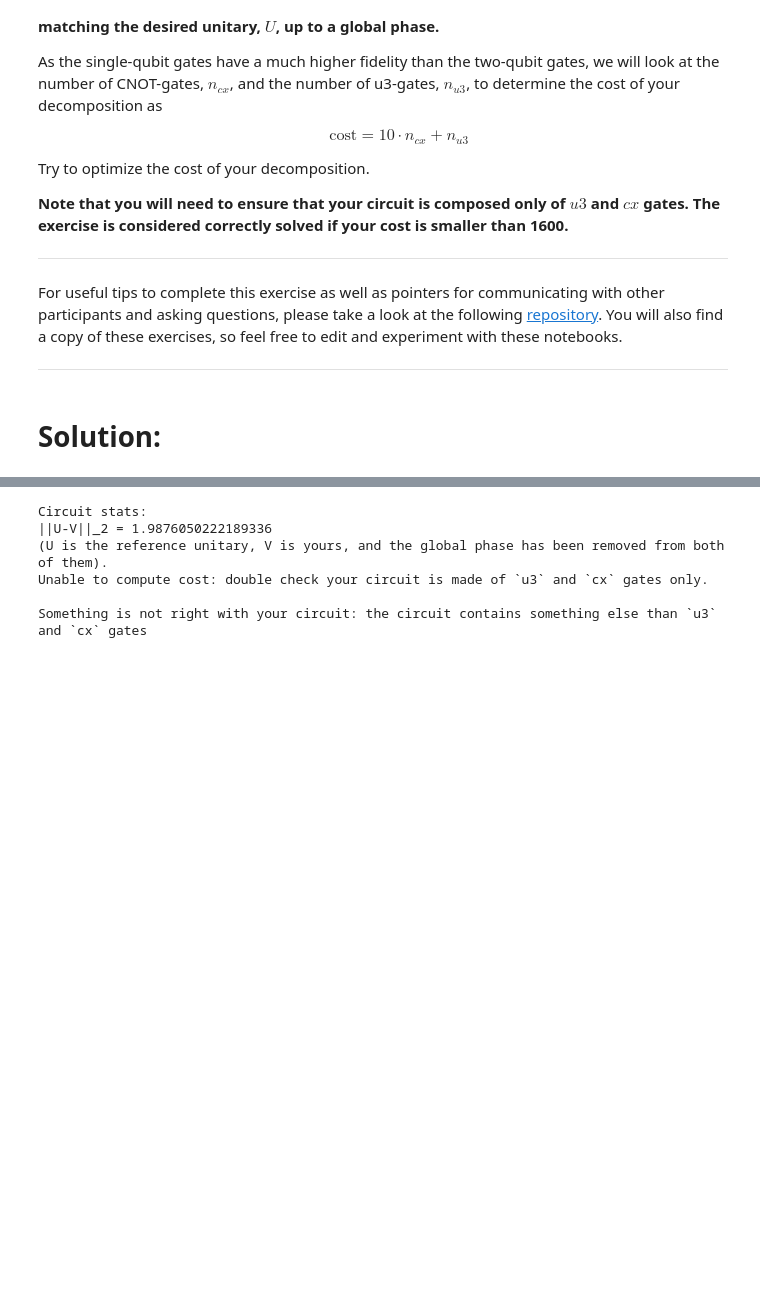
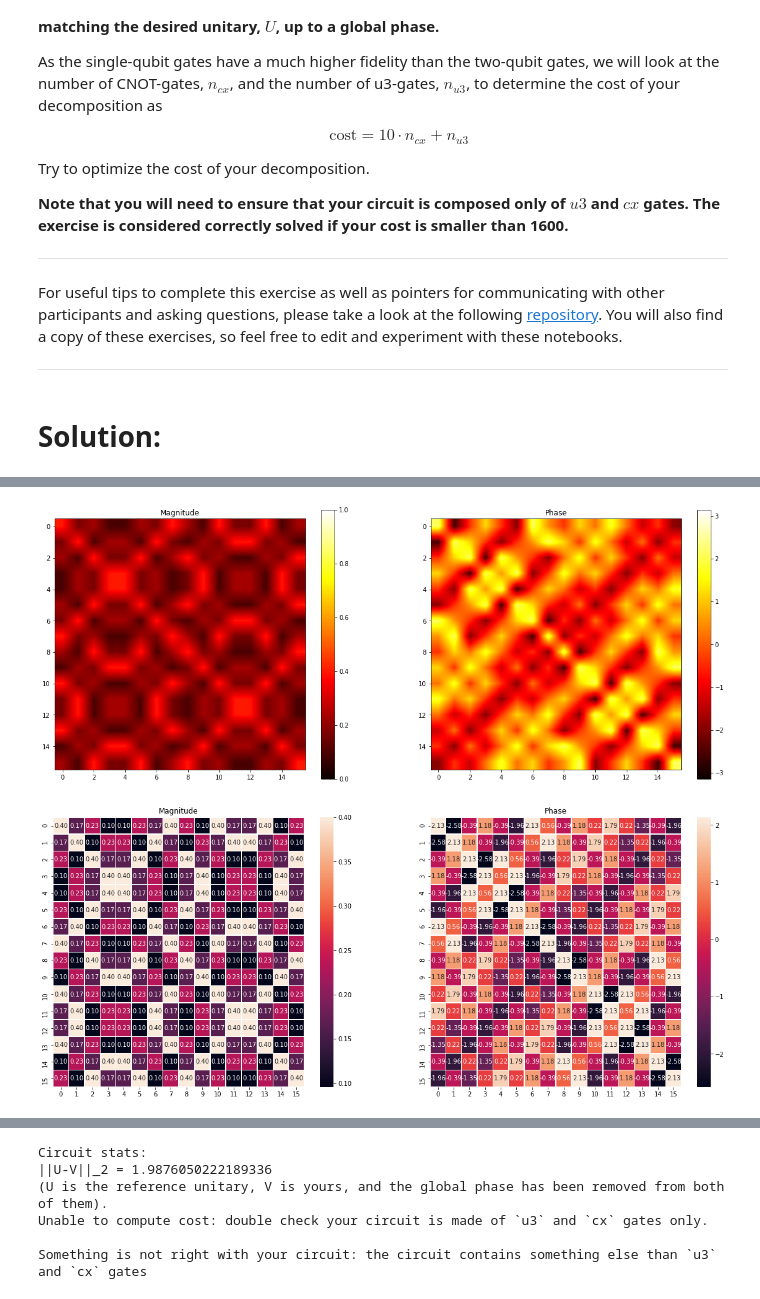
Before and after one commit to jacopomaroli/IBM_may4_challenge_solution, a Jupyter notebook: ex04/Challenge4_CircuitDecomposition.ipynb, the cells around one changed output, grey strips where cells are left out. Saved outputs shown, nothing was run; the diff lists cells and outputs as text; code cells hidden in the pictures; blank space fills up the shorter version.

```diff
--- a/ex04/Challenge4_CircuitDecomposition.ipynb
+++ b/ex04/Challenge4_CircuitDecomposition.ipynb
@@ -75,6 +77,9 @@ let's define some helper functions to get rid of some code further down
 # %%
+num_qbit = 4
+num_qbit_list = list(range(num_qbit))
+
 def plot_matrix(mat, plot_type='default'):
-    if plot_type == 'default' or plot_type == 'all':
+    if plot_type == 'heatmap' or plot_type == 'default' or plot_type == 'all':
         fig, axs = mpl.pyplot.subplots(1, 2, figsize=(20, 8))
         im1 = axs[0].imshow(np.abs(mat), cmap='hot', interpolation='bilinear', vmin=0, vmax=1)
         axs[0].set_title('Magnitude')
@@ -428,0 +214,5 @@ new_circ.draw(output='mpl')
+# %%
+plot_matrix(U, plot_type='all')
+# %% [output]
+[figure, added]
+[figure, added]
```
Also changed, not shown: parts of 33 cells of this notebook.
